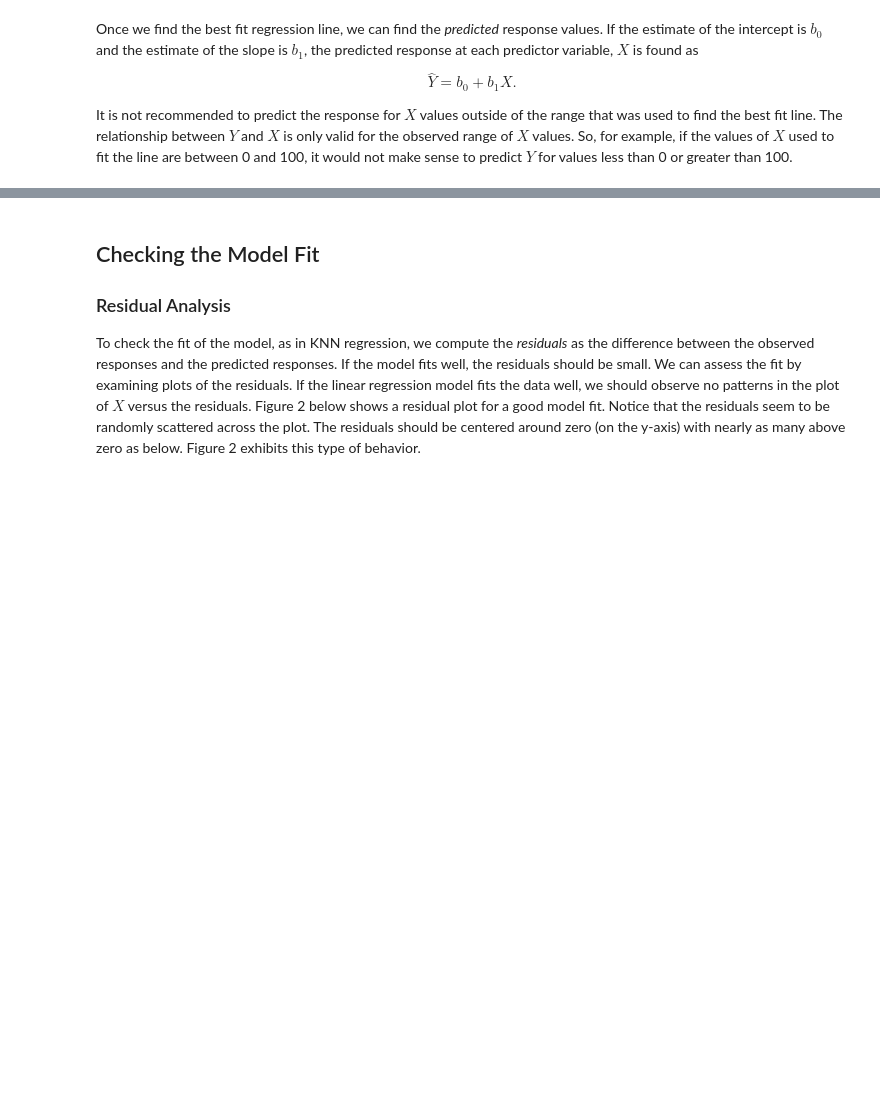
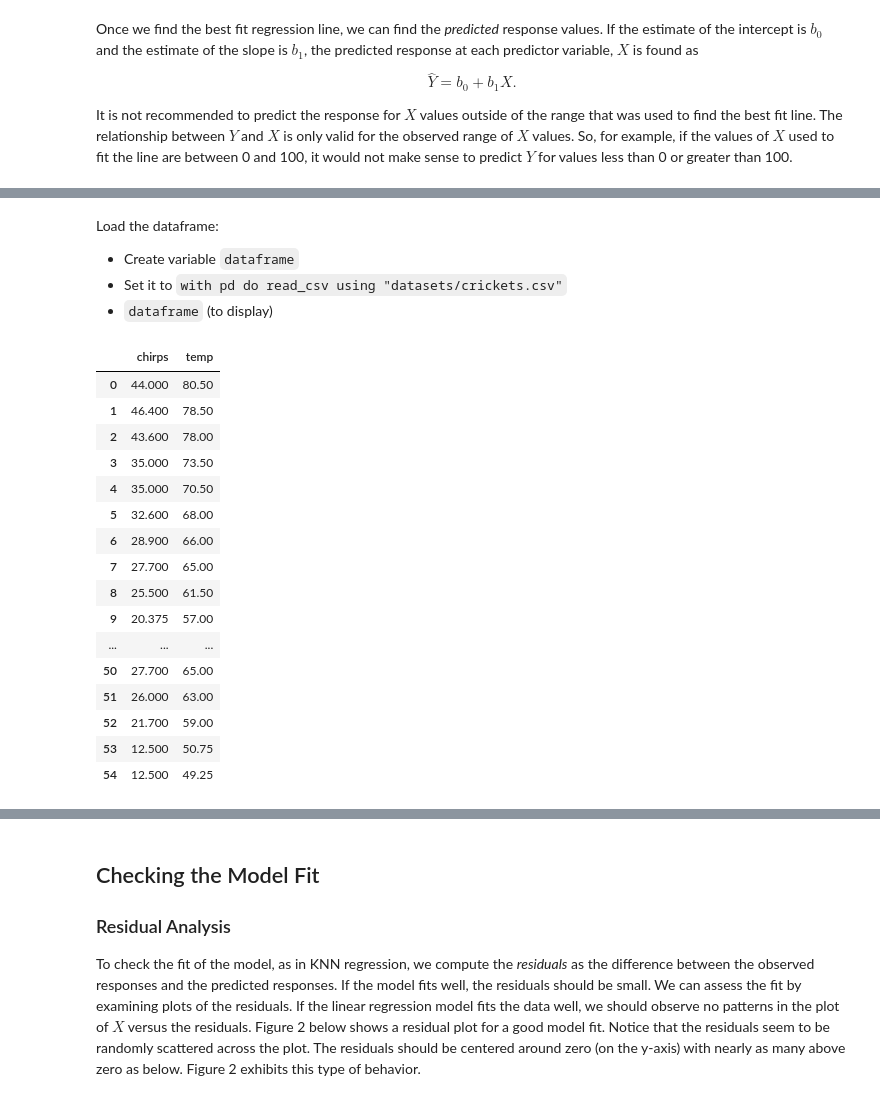
Before and after one commit to memphis-iis/datawhys-content-notebooks-python, a Jupyter notebook: Simple-linear-regression.ipynb, the cells around one changed output, grey strips where cells are left out. Cells and saved outputs as stored; diff of their text form; code cells hidden in the pictures; blank space fills up the shorter version.

```diff
--- a/Simple-linear-regression.ipynb
+++ b/Simple-linear-regression.ipynb
@@ -55,0 +71,30 @@ The important differences is that simple linear regression **discovers** both $\
+# %% [markdown]
+Load the dataframe:
+
+- Create variable `dataframe`
+- Set it to `with pd do read_csv using "datasets/crickets.csv"`
+- `dataframe` (to display)
+# %%
+dataframe = pd.read_csv('datasets/crickets.csv')
+
+dataframe
+
+#<xml xmlns="https://developers.google.com/blockly/xml"><variables><variable id="B5p-Xul6IZ.0%nd96oa%">dataframe</variable><variable id="Vd-20qkN(WN5nJAUj;?4">pd</variable></variables><block type="variables_set" id="9aUm-oG6/!Z54ivA^qkm" x="2" y="351"><field name="VAR" id="B5p-Xul6IZ.0%nd96oa%">dataframe</field><value name="VALUE"><block type="varDoMethod" id="g.yE$oK%3]$!k91|6U|I"><field name="VAR" id="Vd-20qkN(WN5nJAUj;?4">pd</field><field name="MEMBER">read_csv</field><data>pd:read_csv</data><value name="INPUT"><block type="text" id="fBBU[Z}QCipaz#y=F$!p"><field name="TEXT">datasets/crickets.csv</field></block></value></block></value></block><block type="variables_get" id="pVVu/utZDzpFy(h9Q-+Z" x="6" y="425"><field name="VAR" id="B5p-Xul6IZ.0%nd96oa%">dataframe</field></block></xml>
+# %% [output]
+|  | chirps | temp |
+| 0 | 44.000 | 80.50 |
+| 1 | 46.400 | 78.50 |
+| 2 | 43.600 | 78.00 |
+| 3 | 35.000 | 73.50 |
+| 4 | 35.000 | 70.50 |
+| 5 | 32.600 | 68.00 |
+| 6 | 28.900 | 66.00 |
+| 7 | 27.700 | 65.00 |
+| 8 | 25.500 | 61.50 |
+| 9 | 20.375 | 57.00 |
+| ... | ... | ... |
+| 50 | 27.700 | 65.00 |
+| 51 | 26.000 | 63.00 |
+| 52 | 21.700 | 59.00 |
+| 53 | 12.500 | 50.75 |
+| 54 | 12.500 | 49.25 |
```
Also changed, not shown: parts of 19 cells of this notebook, 2 other files.
